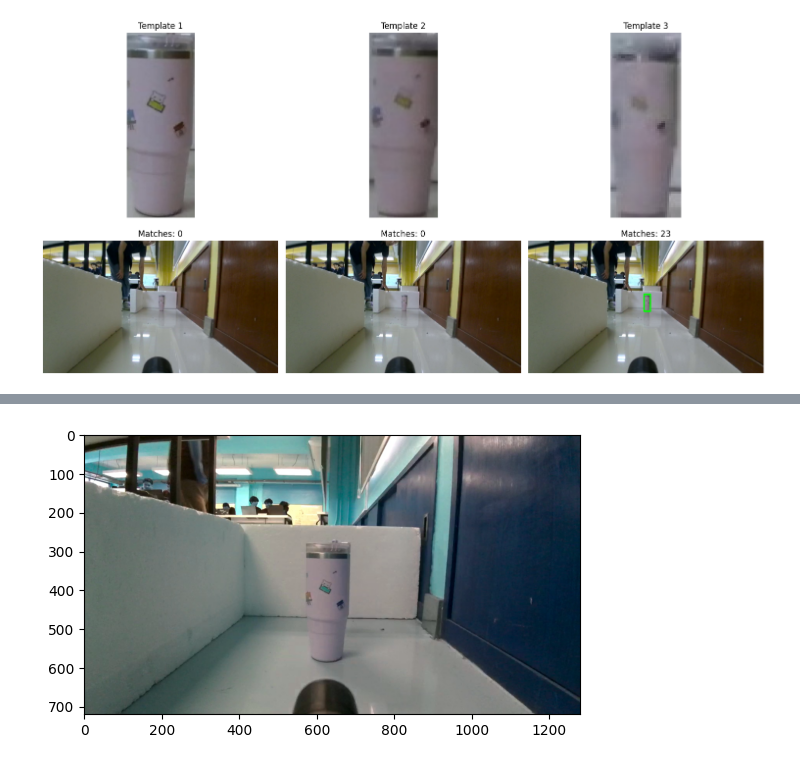
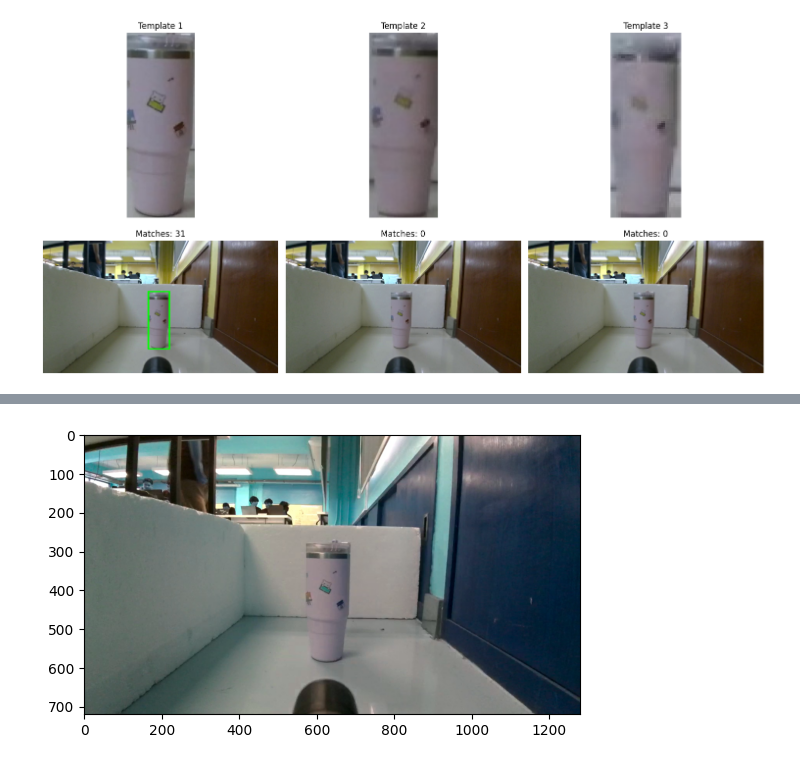
Before and after one commit to Anandaa69/Robot_Module_2-1, a Jupyter notebook: J.Fern/detect_object_lab/Phing/template_matching.ipynb, the cells around one changed output, grey strips where cells are left out. Saved outputs shown, nothing was run; the diff lists cells and outputs as text; code cells hidden in the pictures.

```diff
--- a/J.Fern/detect_object_lab/Phing/template_matching.ipynb
+++ b/J.Fern/detect_object_lab/Phing/template_matching.ipynb
@@ -6,7 +6,7 @@ import matplotlib.pyplot as plt
 # ------------------------------
 # 1. โหลดภาพหลัก
 # ------------------------------
-image = cv2.imread("C:/Users/User/.vscode/AI2.1/robot/work/image/capture_1756180115.jpg")
+image = cv2.imread("C:/Users/User/.vscode/AI2.1/robot/work/image/capture_1756180004.jpg")
 if image is None:
     raise FileNotFoundError("main_image.jpg not found")
 image_rgb = cv2.cvtColor(image, cv2.COLOR_BGR2RGB)
@@ -49,35 +49,35 @@ def match_template_multiple(img, tmpl, threshold=0.8):
 # ------------------------------
 # 4. ทำ matching สำหรับทุก template
 # ------------------------------
-threshold = 0.7
+threshold = 0.9
 matched_results = []
 for tmpl in templates:
     boxes, result = match_template_multiple(image_rgb, tmpl, threshold)
 
     img_copy = image_rgb.copy()
     for top_left, bottom_right in boxes:
         cv2.rectangle(img_copy, top_left, bottom_right, (0, 255, 0), 2)
 
     matched_results.append((img_copy, tmpl, len(boxes)))
 
 # ------------------------------
 # 5. แสดงผลด้วย subplot
 # ------------------------------
 plt.figure(figsize=(15, 8))
 for i, (img_res, tmpl_res, n_boxes) in enumerate(matched_results):
     # แถวบน: template
     plt.subplot(2, len(matched_results), i+1)
     plt.imshow(tmpl_res)
     plt.title(f"Template {i+1}")
     plt.axis("off")
 
     # แถวล่าง: ผล matching บนภาพ
     plt.subplot(2, len(matched_results), i+1+len(matched_results))
     plt.imshow(img_res)
     plt.title(f"Matches: {n_boxes}")
     plt.axis("off")
 
 plt.tight_layout()
 plt.show()
 # %% [output]
-[figure, old version]
+[figure, new version]
```
Also changed, not shown: parts of 1 cell of this notebook.
